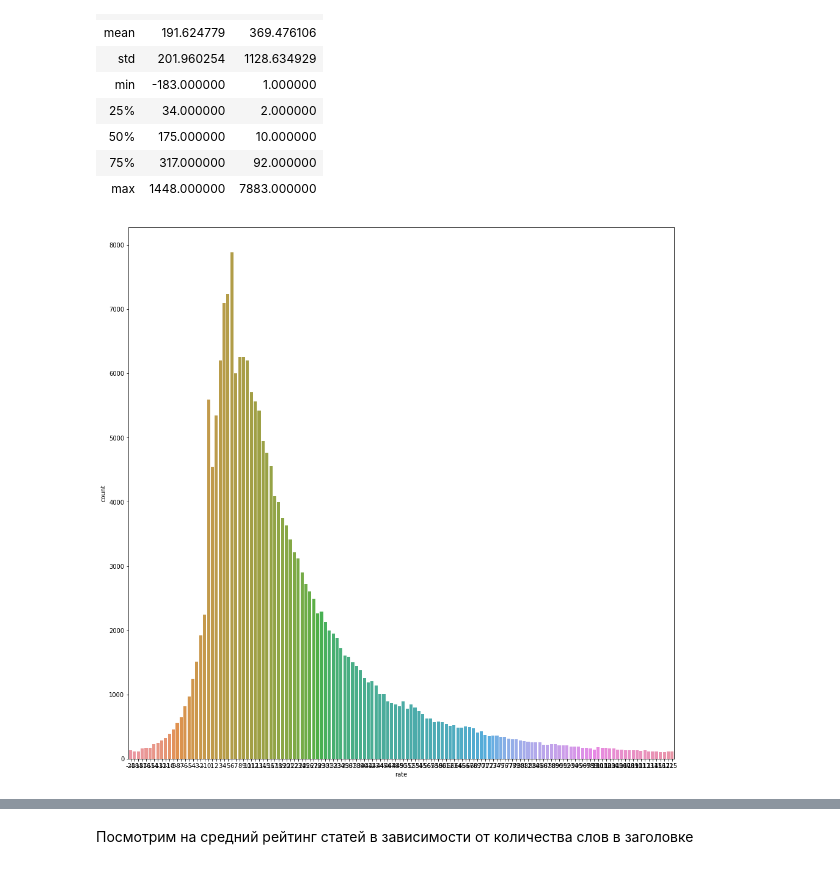
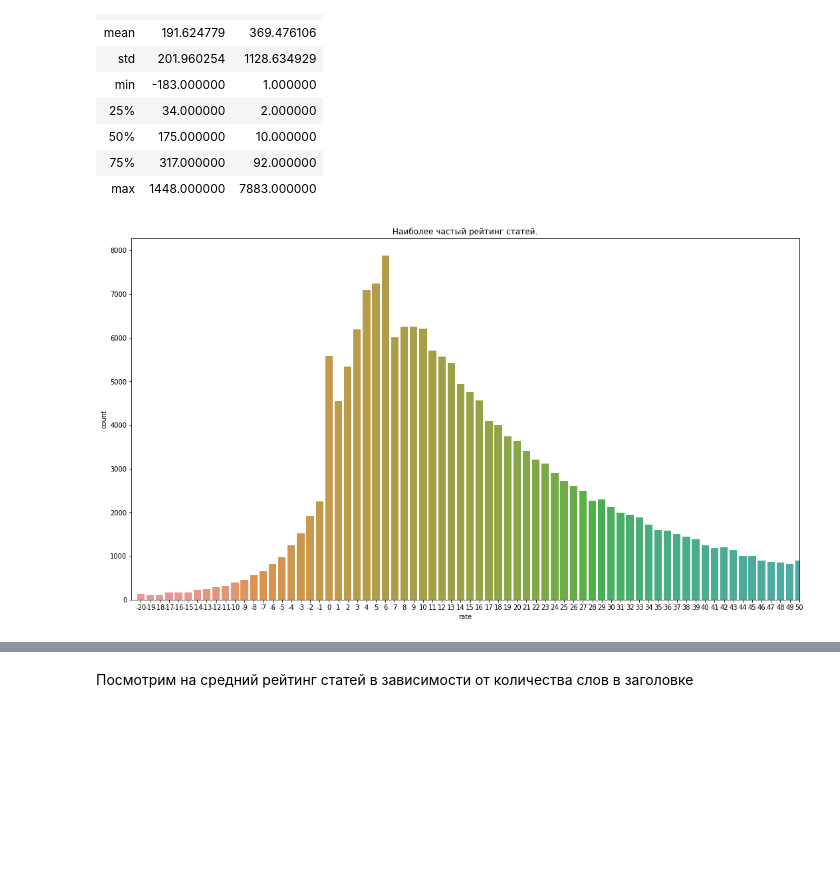
Before and after one commit to D7nis/DS_Habr_rate, a Jupyter notebook: Habr.ipynb, the cells around one changed output, grey strips where cells are left out. Drawn from its saved outputs; the diff is of its cells as text; code cells hidden in the pictures; blank space fills up the shorter version.

```diff
--- a/Habr.ipynb
+++ b/Habr.ipynb
@@ -262,8 +262,11 @@ dtype: int64
 Создам новый столбец - категория текста, на основе квартилей
 # %% [markdown]
 <font color='green'>#new_feature</font>
-# %%
-df['text_category'] = AddNewFeature_text_category(df)
+# %%
+df_tc = df[['text_words_count']].describe()
+df['text_category'] = pd.cut(df.text_words_count,bins=[-1,0,int(df_tc.loc['25%']),int(df_tc.loc['50%']),\
+                                 int(df_tc.loc['75%']),int(df_tc.loc['max'])]\
+                                                                 ,labels=['0','1','2','3','4'])
 # %% [markdown]
 Приведу данные в нужные типы
 # %%
@@ -431,7 +440,8 @@ df_rate_count.describe()
 # %%
-fsize = (16, 16)
+fsize = (18, 10)
 fig, ax = plt.subplots(figsize=fsize)
-ax.set_xlim(0,20)
-sns.barplot(y='count',x='rate',data=df_rate_count[df_rate_count['count']>100]);
+plt.title('Наиболее частый рейтинг статей.');
+sns.barplot(y='count',x='rate',data=df_rate_count[df_rate_count['count']>100])
+ax.set_xlim(-1,70);
 # %% [output]
-[figure, old version]
+[figure, new version]
```
Also changed, not shown: parts of 45 cells of this notebook.
